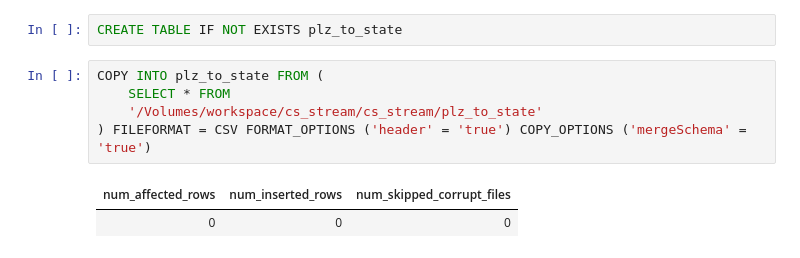
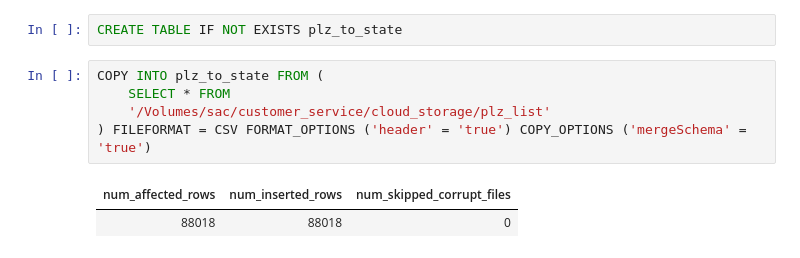
Before and after one commit to nimer03/databricks_demo, a Jupyter notebook: notebooks/customer_service_bronze.ipynb, the cells around one changed output. Drawn from its saved outputs; the diff is of its cells as text.

```diff
--- a/notebooks/customer_service_bronze.ipynb
+++ b/notebooks/customer_service_bronze.ipynb
@@ -179,8 +213,8 @@ CREATE TABLE IF NOT EXISTS plz_to_state
 # %%
 COPY INTO plz_to_state FROM (
     SELECT * FROM
-    '/Volumes/workspace/cs_stream/cs_stream/plz_to_state'
+    '/Volumes/sac/customer_service/cloud_storage/plz_list'
 ) FILEFORMAT = CSV FORMAT_OPTIONS ('header' = 'true') COPY_OPTIONS ('mergeSchema' = 'true')
 # %% [output]
 | num_affected_rows | num_inserted_rows | num_skipped_corrupt_files |
-| 0 | 0 | 0 |
+| 88018 | 88018 | 0 |
```
Also changed, not shown: parts of 9 cells of this notebook, 5 other files.
